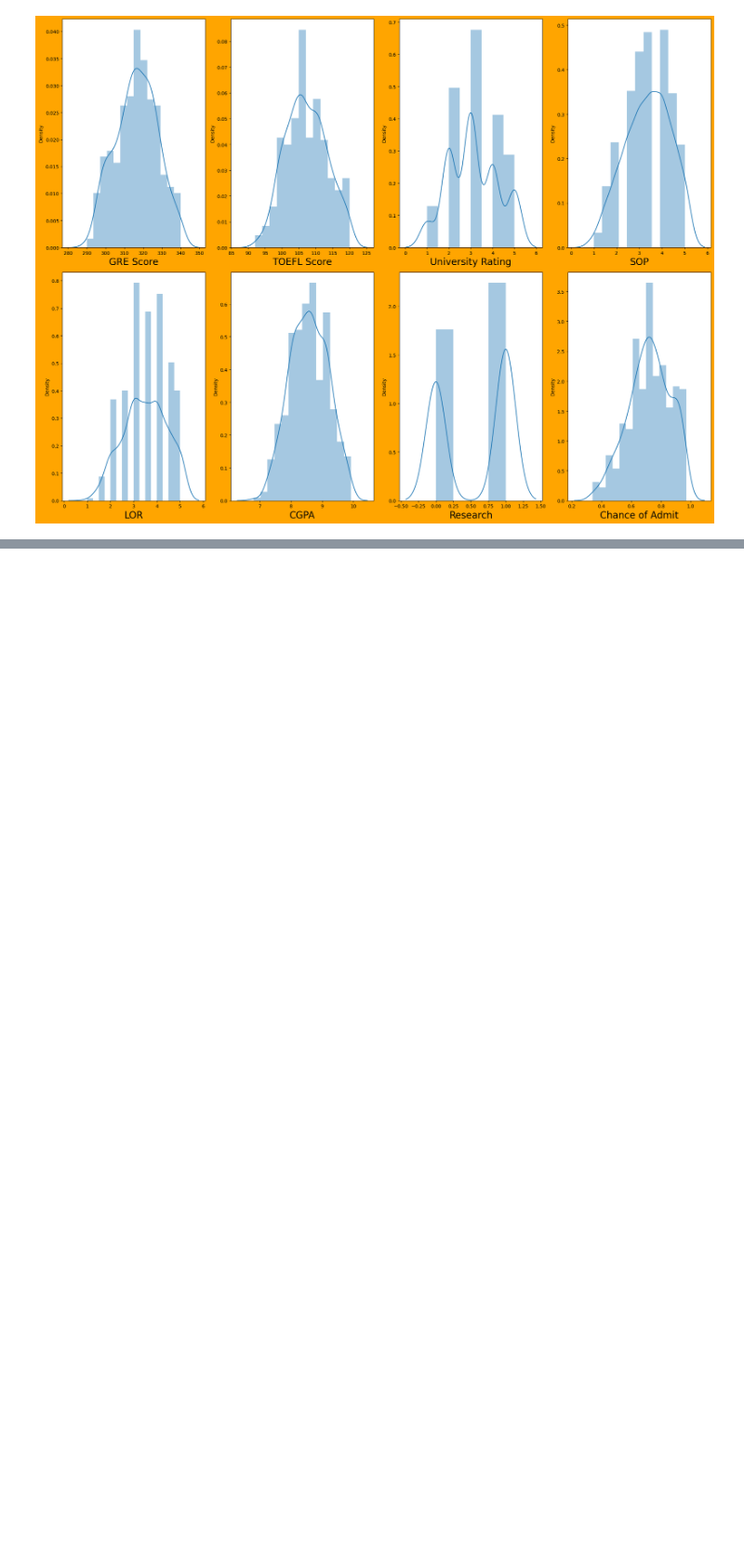
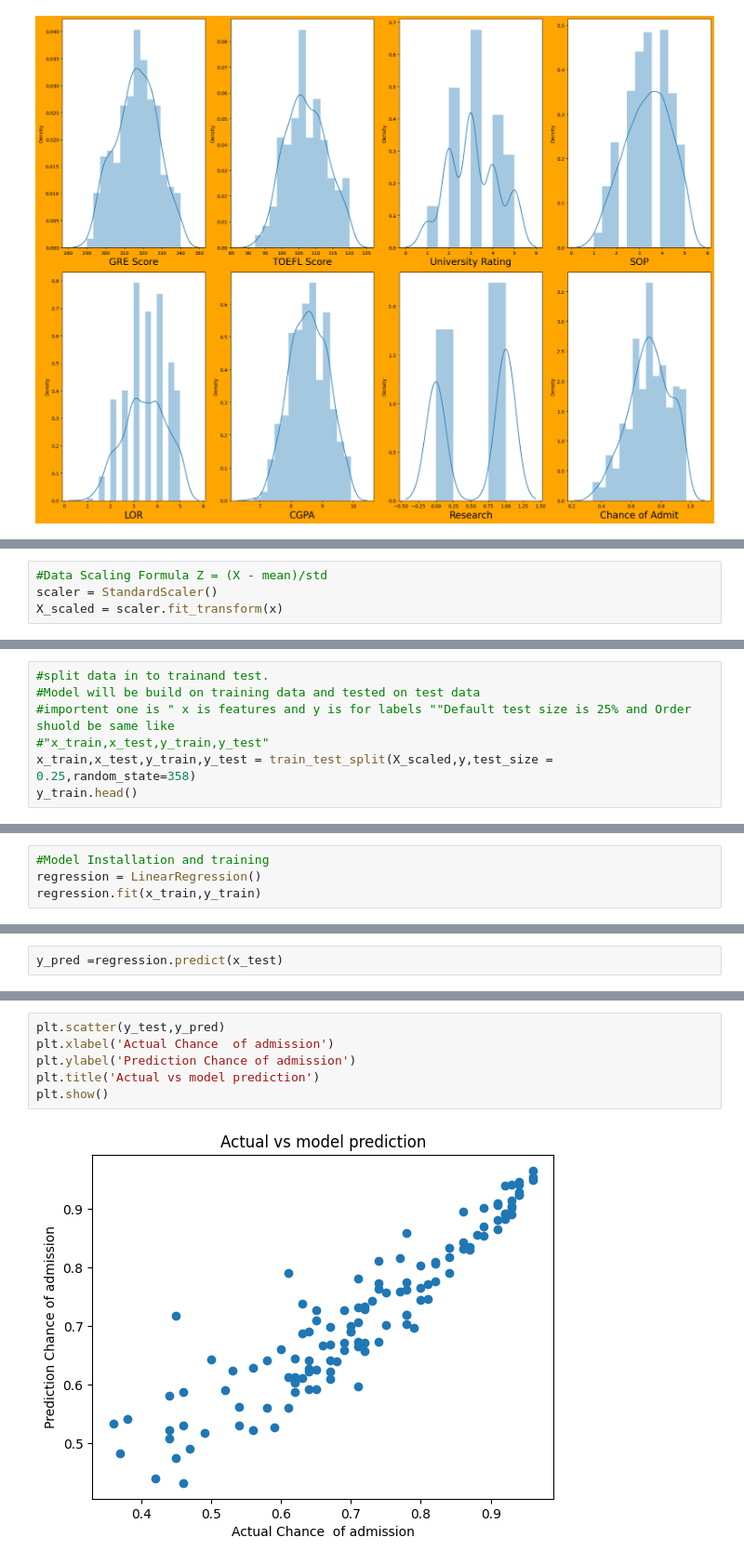
Before and after one commit to nallagondu/DATASCIENCE-practice, a Jupyter notebook: datatrain_linear_regression.ipynb, the cells around one changed output, grey strips where cells are left out. Shown at 93% size. Saved outputs shown, nothing was run; the diff lists cells and outputs as text; blank space fills up the shorter version.

```diff
--- a/datatrain_linear_regression.ipynb
+++ b/datatrain_linear_regression.ipynb
@@ -371,0 +425,4 @@ plt.tight_layout()
+# %%
+#Data Scaling Formula Z = (X - mean)/std
+scaler = StandardScaler()
+X_scaled = scaler.fit_transform(x)
@@ -371,0 +467,7 @@ plt.tight_layout()
+# %%
+#split data in to trainand test.
+#Model will be build on training data and tested on test data
+#importent one is " x is features and y is for labels ""Default test size is 25% and Order shuold be same like
+#"x_train,x_test,y_train,y_test"
+x_train,x_test,y_train,y_test = train_test_split(X_scaled,y,test_size = 0.25,random_state=358)
+y_train.head()
@@ -371,0 +481,4 @@ plt.tight_layout()
+# %%
+#Model Installation and training
+regression = LinearRegression()
+regression.fit(x_train,y_train)
@@ -371,0 +535,2 @@ plt.tight_layout()
+# %%
+y_pred =regression.predict(x_test)
@@ -371,0 +557,8 @@ plt.tight_layout()
+# %%
+plt.scatter(y_test,y_pred)
+plt.xlabel('Actual Chance  of admission')
+plt.ylabel('Prediction Chance of admission')
+plt.title('Actual vs model prediction')
+plt.show()
+# %% [output]
+[figure, added]
```
Also changed, not shown: parts of 41 cells of this notebook.
